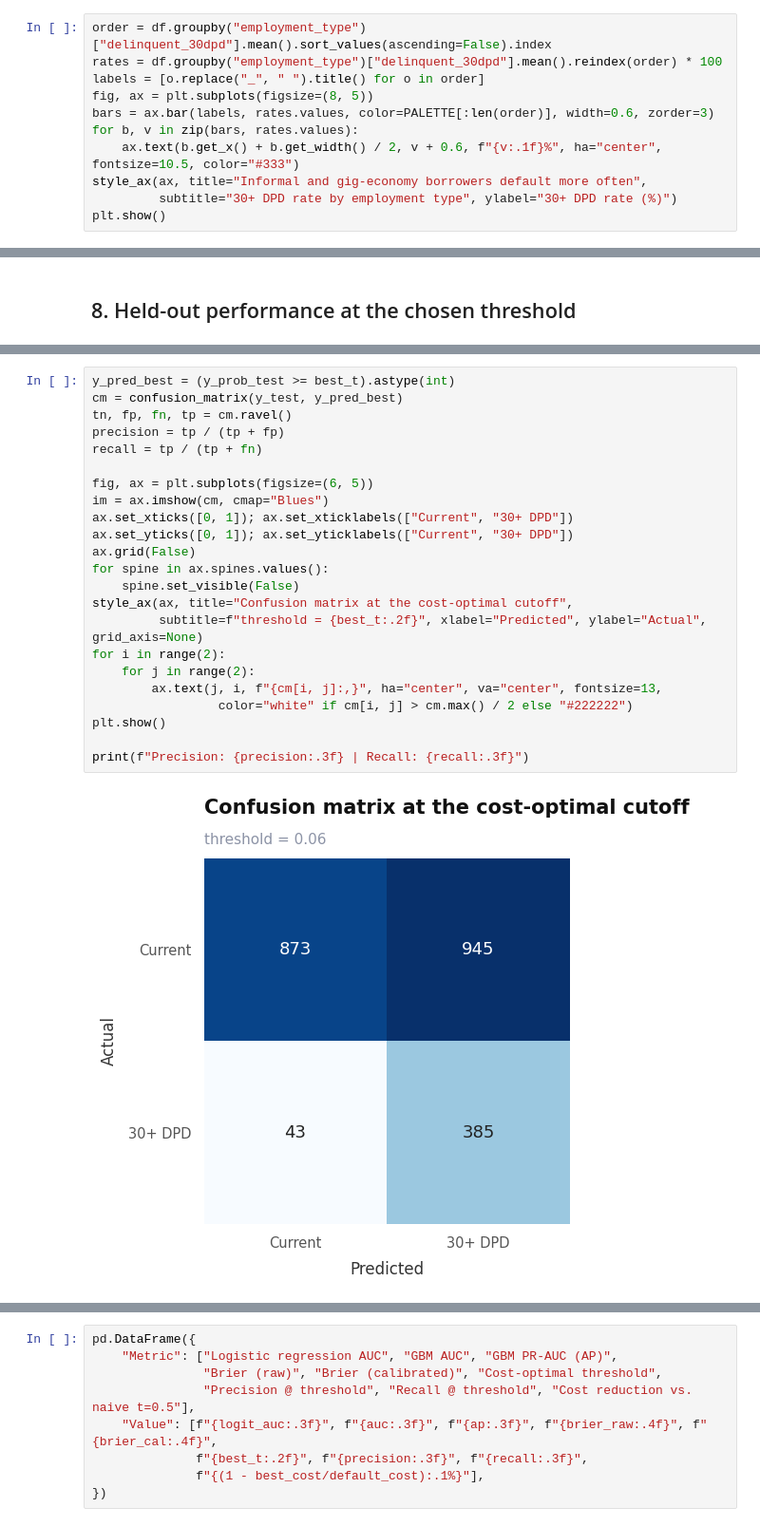
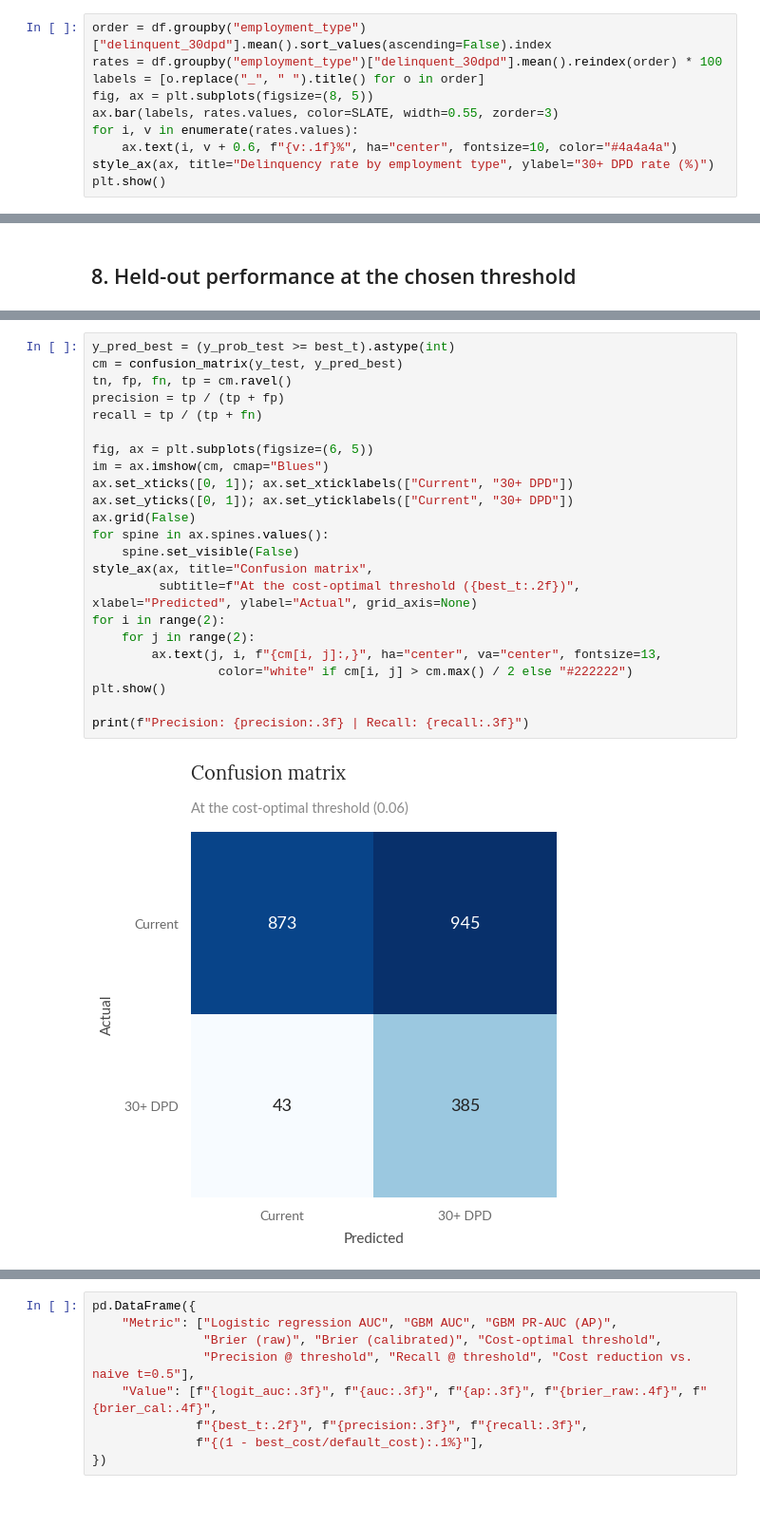
Before and after one commit to gus-morales/work-showcase, a Jupyter notebook: projects/01-delinquency-risk-model/notebooks/01_delinquency_risk_model.ipynb, the cells around one changed output, grey strips where cells are left out. Shown at 95% size. Saved outputs shown, nothing was run; the diff lists cells and outputs as text.

```diff
--- a/projects/01-delinquency-risk-model/notebooks/01_delinquency_risk_model.ipynb
+++ b/projects/01-delinquency-risk-model/notebooks/01_delinquency_risk_model.ipynb
@@ -72,10 +72,9 @@ order = df.groupby("employment_type")["delinquent_30dpd"].mean().sort_values(asc
 rates = df.groupby("employment_type")["delinquent_30dpd"].mean().reindex(order) * 100
 labels = [o.replace("_", " ").title() for o in order]
 fig, ax = plt.subplots(figsize=(8, 5))
-bars = ax.bar(labels, rates.values, color=PALETTE[:len(order)], width=0.6, zorder=3)
-for b, v in zip(bars, rates.values):
-    ax.text(b.get_x() + b.get_width() / 2, v + 0.6, f"{v:.1f}%", ha="center", fontsize=10.5, color="#333")
-style_ax(ax, title="Informal and gig-economy borrowers default more often",
-         subtitle="30+ DPD rate by employment type", ylabel="30+ DPD rate (%)")
+ax.bar(labels, rates.values, color=SLATE, width=0.55, zorder=3)
+for i, v in enumerate(rates.values):
+    ax.text(i, v + 0.6, f"{v:.1f}%", ha="center", fontsize=10, color="#4a4a4a")
+style_ax(ax, title="Delinquency rate by employment type", ylabel="30+ DPD rate (%)")
 plt.show()
 # %% [output]
@@ -253,28 +250,28 @@ plt.show()
 # %%
 y_pred_best = (y_prob_test >= best_t).astype(int)
 cm = confusion_matrix(y_test, y_pred_best)
 tn, fp, fn, tp = cm.ravel()
 precision = tp / (tp + fp)
 recall = tp / (tp + fn)
 
 fig, ax = plt.subplots(figsize=(6, 5))
 im = ax.imshow(cm, cmap="Blues")
 ax.set_xticks([0, 1]); ax.set_xticklabels(["Current", "30+ DPD"])
 ax.set_yticks([0, 1]); ax.set_yticklabels(["Current", "30+ DPD"])
 ax.grid(False)
 for spine in ax.spines.values():
     spine.set_visible(False)
-style_ax(ax, title="Confusion matrix at the cost-optimal cutoff",
-         subtitle=f"threshold = {best_t:.2f}", xlabel="Predicted", ylabel="Actual", grid_axis=None)
+style_ax(ax, title="Confusion matrix",
+         subtitle=f"At the cost-optimal threshold ({best_t:.2f})", xlabel="Predicted", ylabel="Actual", grid_axis=None)
 for i in range(2):
     for j in range(2):
         ax.text(j, i, f"{cm[i, j]:,}", ha="center", va="center", fontsize=13,
                  color="white" if cm[i, j] > cm.max() / 2 else "#222222")
 plt.show()
 
 print(f"Precision: {precision:.3f} | Recall: {recall:.3f}")
 # %% [output]
-[figure, old version]
+[figure, new version]
 Precision: 0.289 | Recall: 0.900
 # %%
 pd.DataFrame({
```
Also changed, not shown: parts of 10 cells of this notebook, 17 other files.
